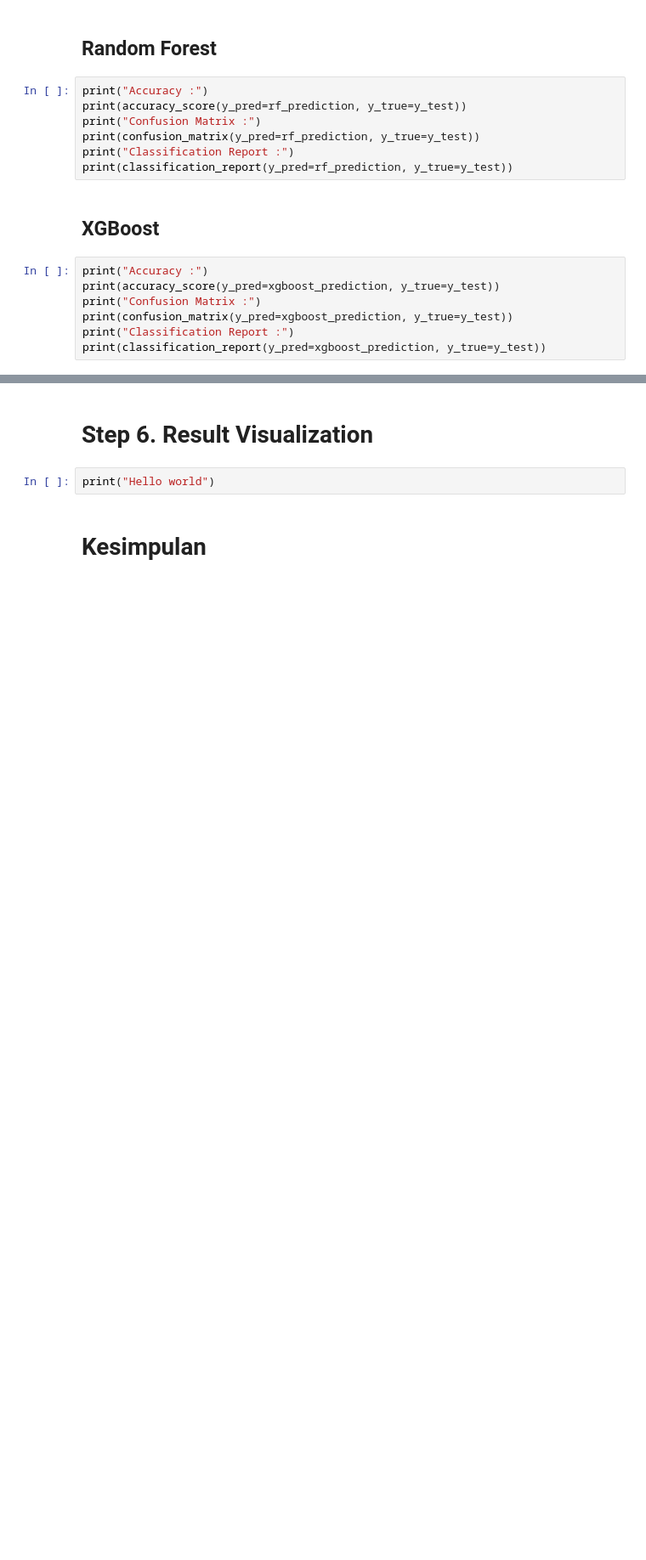
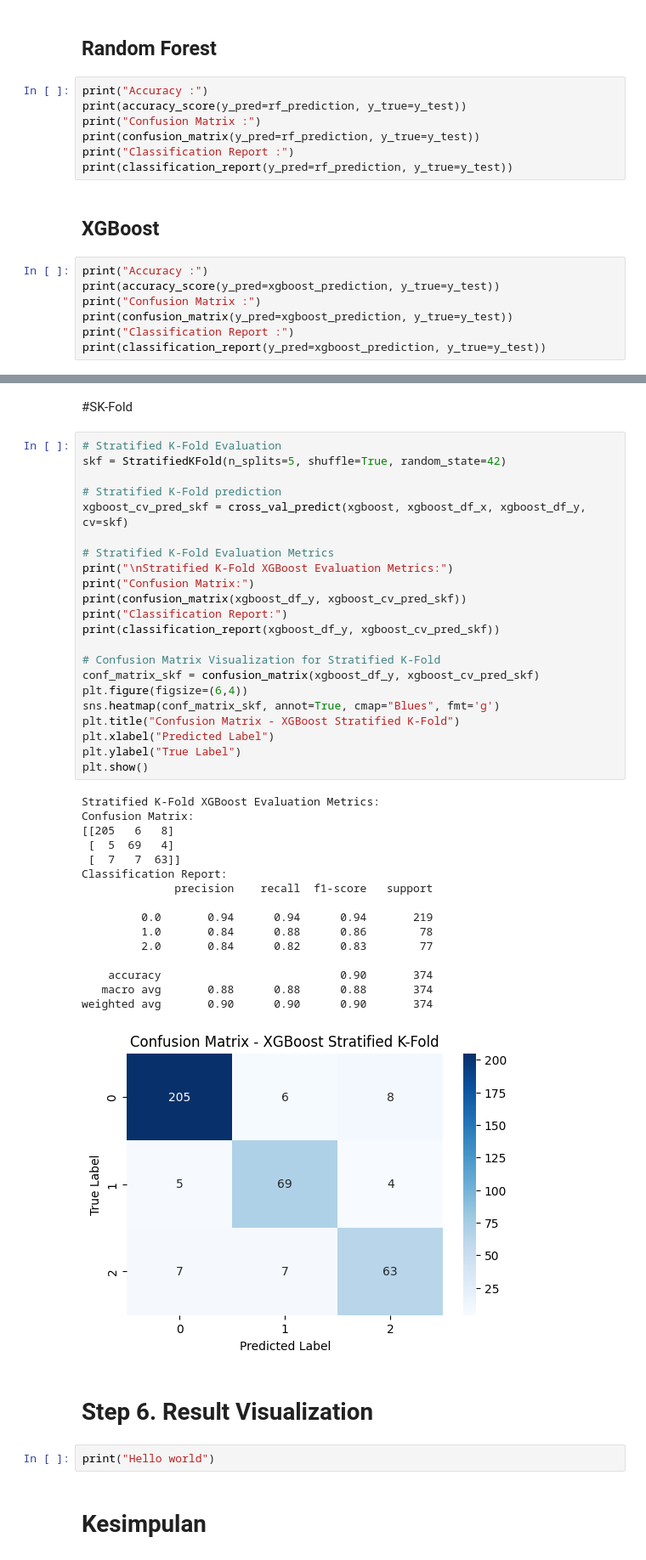
Before and after one commit to LCoder-FILE/TK_MachLearn, a Jupyter notebook: UTS/Code/main.ipynb, the cells around one changed output, grey strips where cells are left out. Shown at 85% size. Cells and saved outputs as stored; diff of their text form; blank space fills up the shorter version.

```diff
--- a/UTS/Code/main.ipynb
+++ b/UTS/Code/main.ipynb
@@ -1242,3 +1201,44 @@ print(classification_report(y_pred=xgboost_prediction, y_true=y_test))
+# %% [markdown]
+#SK-Fold
+# %%
+# Stratified K-Fold Evaluation
+skf = StratifiedKFold(n_splits=5, shuffle=True, random_state=42)
+
+# Stratified K-Fold prediction
+xgboost_cv_pred_skf = cross_val_predict(xgboost, xgboost_df_x, xgboost_df_y, cv=skf)
+
+# Stratified K-Fold Evaluation Metrics
+print("\nStratified K-Fold XGBoost Evaluation Metrics:")
+print("Confusion Matrix:")
+print(confusion_matrix(xgboost_df_y, xgboost_cv_pred_skf))
+print("Classification Report:")
+print(classification_report(xgboost_df_y, xgboost_cv_pred_skf))
+
+# Confusion Matrix Visualization for Stratified K-Fold
+conf_matrix_skf = confusion_matrix(xgboost_df_y, xgboost_cv_pred_skf)
+plt.figure(figsize=(6,4))
+sns.heatmap(conf_matrix_skf, annot=True, cmap="Blues", fmt='g')
+plt.title("Confusion Matrix - XGBoost Stratified K-Fold")
+plt.xlabel("Predicted Label")
+plt.ylabel("True Label")
+plt.show()
+# %% [output]
+Stratified K-Fold XGBoost Evaluation Metrics:
+Confusion Matrix:
+[[205   6   8]
+ [  5  69   4]
+ [  7   7  63]]
+Classification Report:
+              precision    recall  f1-score   support
+
+         0.0       0.94      0.94      0.94       219
+         1.0       0.84      0.88      0.86        78
+         2.0       0.84      0.82      0.83        77
+
+    accuracy                           0.90       374
+   macro avg       0.88      0.88      0.88       374
+weighted avg       0.90      0.90      0.90       374
+[figure, added]
 # %% [markdown]
 # Step 6. Result Visualization
 # %%
```
Also changed, not shown: parts of 9 cells of this notebook.
